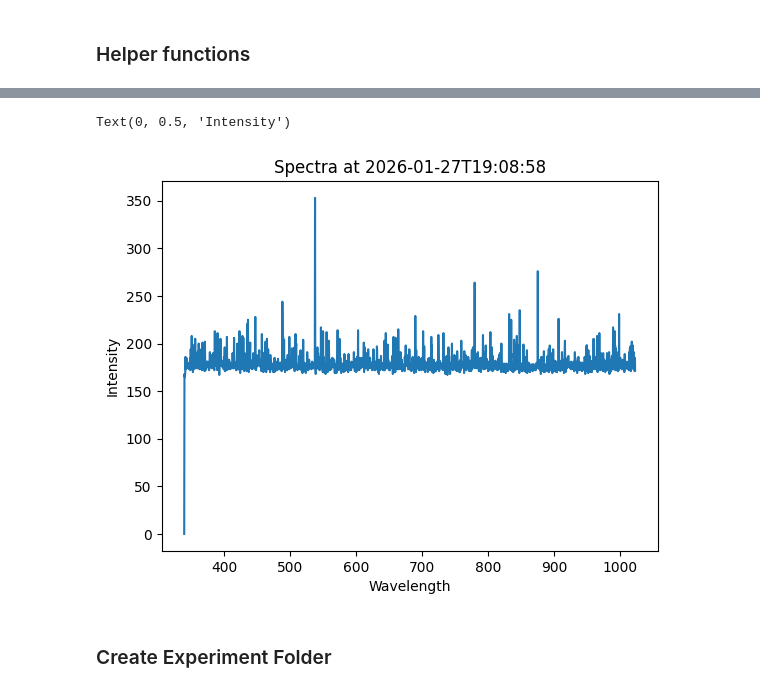
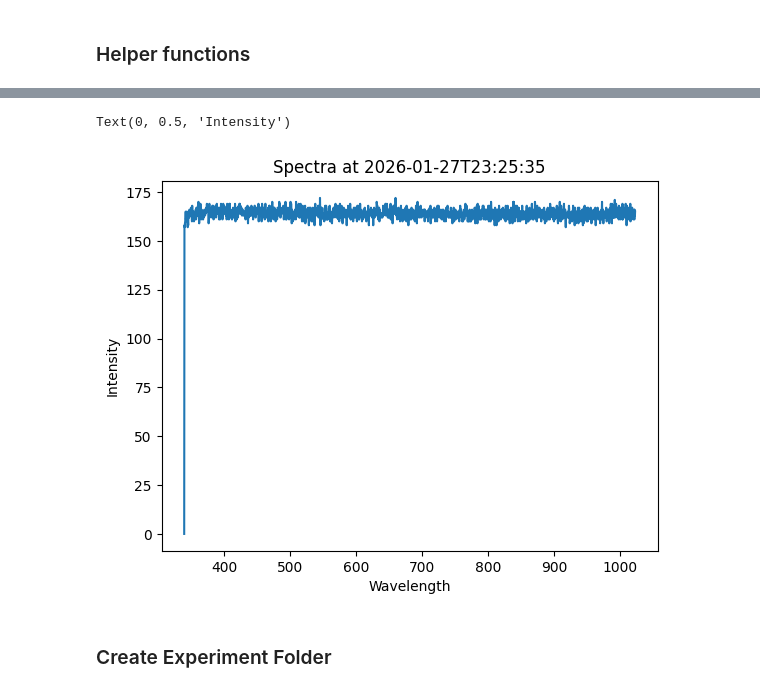
Before and after one commit to zrwylie/Scanning-UVVis-4mmNMRTube, a Jupyter notebook: UVVis-Scanner.ipynb, the cells around one changed output, grey strips where cells are left out. Cells and saved outputs as stored; diff of their text form; code cells hidden in the pictures.

```diff
--- a/UVVis-Scanner.ipynb
+++ b/UVVis-Scanner.ipynb
@@ -281,24 +281,23 @@ After adding the ion solution to top of gel
 # %%
 # Experiment Prep
 # Test Spectra for integration time
-dist = 5 #mm from top of gel
-int_time_s = 1 #seconds
+dist = 20 #mm from top of gel
 
-int_time = np.multiply(int_time_s, 1E6) #microseconds
+int_time = 10000 #np.multiply(int_time_s, 1E6) #microseconds
 
 #Take spectra
 spectra = get_spectra(int_time)
 timestamp = get_time().split('.')[0]
 
 data = {'Wavelength':spectra[0], 'Intensity':spectra[1]}
 spectra = pd.DataFrame(data)
 plt.plot(spectra['Wavelength'], spectra['Intensity'])
 plt.title(f'Spectra at {timestamp}')
 plt.xlabel('Wavelength')
 plt.ylabel('Intensity')
 # %% [output]
 Text(0, 0.5, 'Intensity')
-[figure, old version]
+[figure, new version]
 # %% [markdown]
 ### Create Experiment Folder
 # %%
```
Also changed, not shown: parts of 10 cells of this notebook, 3 other files.
